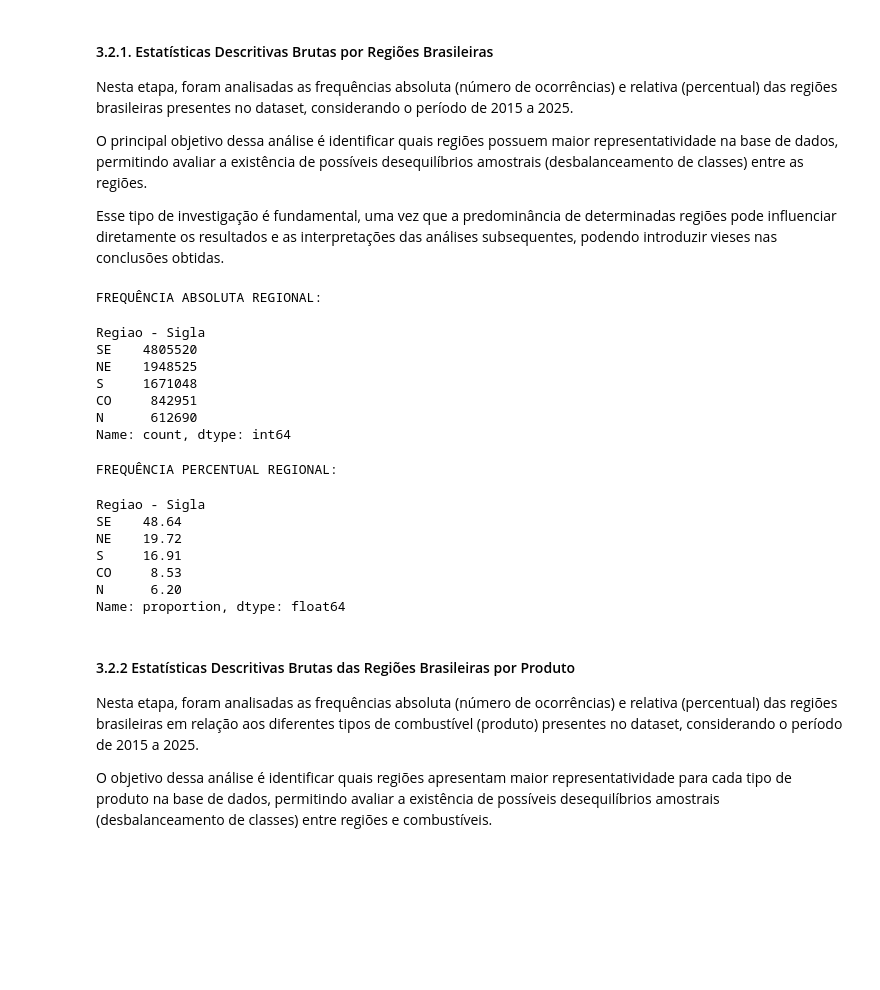
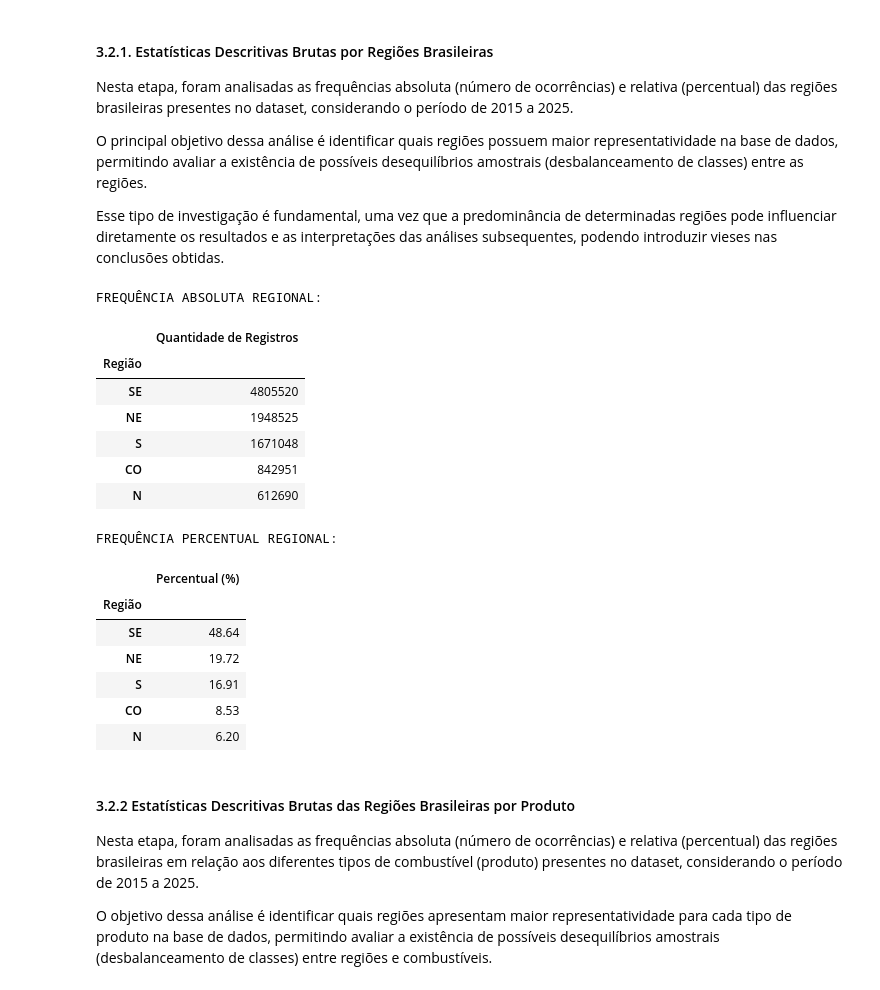
Before and after one commit to LucasCabra7/precos-combustiveis-brasil-2015-2025, a Jupyter notebook: Grupo_4_Análise_Exploratória_e_Modelagem_Preditiva_dos_Preços_de_Combustíveis_no_Brasil_(2015–2025).ipynb, the cells around one changed output. Saved outputs shown, nothing was run; the diff lists cells and outputs as text; code cells hidden in the pictures; blank space fills up the shorter version.

```diff
--- a/Grupo_4_Análise_Exploratória_e_Modelagem_Preditiva_dos_Preços_de_Combustíveis_no_Brasil_(2015–2025).ipynb
+++ b/Grupo_4_Análise_Exploratória_e_Modelagem_Preditiva_dos_Preços_de_Combustíveis_no_Brasil_(2015–2025).ipynb
@@ -226,49 +226,54 @@ Esse tipo de investigação é fundamental, uma vez que a predominância de dete
 class AnalisadorDistribuidorRegional:
     def __init__(self, dataframe: pd.DataFrame):
         self.dataframe = dataframe
 
     def calcular_exbir_frequencia_absoluta_regional(self):
         print("\nFREQUÊNCIA ABSOLUTA REGIONAL:")
         frequencia_absoluta_por_regiao = (
             self.dataframe['Regiao - Sigla']
             .value_counts()
+            .reset_index()
             )
+        frequencia_absoluta_por_regiao.columns = ['Região', 'Quantidade de Registros']
+        frequencia_absoluta_por_regiao.set_index('Região', inplace=True)
         display(frequencia_absoluta_por_regiao)
 
     def calcular_exibir_frequencia_percentual_regional(self):
         print("\nFREQUÊNCIA PERCENTUAL REGIONAL:")
         frequencia_percentual_por_regiao = (
             self.dataframe['Regiao - Sigla']
             .value_counts(normalize=True)
             .round(4)* 100
-            )
+            ).reset_index()
 
+        frequencia_percentual_por_regiao.columns = ['Região', 'Percentual (%)']
+        frequencia_percentual_por_regiao.set_index('Região', inplace=True)
         display(frequencia_percentual_por_regiao)
 
     def gerar_relatorio_completo_distribuidor_regional(self):
         self.calcular_exbir_frequencia_absoluta_regional()
         print(" ")
         self.calcular_exibir_frequencia_percentual_regional()
 
 analisador_regional = AnalisadorDistribuidorRegional(dataframe_final)
 analisador_regional.gerar_relatorio_completo_distribuidor_regional()
 # %% [output]
 FREQUÊNCIA ABSOLUTA REGIONAL:
+|  | Quantidade de Registros |
+| Região |  |
+| SE | 4805520 |
+| NE | 1948525 |
+| S | 1671048 |
+| CO | 842951 |
+| N | 612690 |
-Regiao - Sigla
-SE    4805520
-NE    1948525
-S     1671048
-CO     842951
-N      612690
-Name: count, dtype: int64
+FREQUÊNCIA PERCENTUAL REGIONAL:
-FREQUÊNCIA PERCENTUAL REGIONAL:
-Regiao - Sigla
-SE    48.64
-NE    19.72
-S     16.91
-CO     8.53
-N      6.20
-Name: proportion, dtype: float64
+|  | Percentual (%) |
+| Região |  |
+| SE | 48.64 |
+| NE | 19.72 |
+| S | 16.91 |
+| CO | 8.53 |
+| N | 6.20 |
 # %% [markdown]
 #### 3.2.2 Estatísticas Descritivas Brutas das Regiões Brasileiras por Produto
 
```
Also changed, not shown: parts of 29 cells of this notebook, 1 other file.
